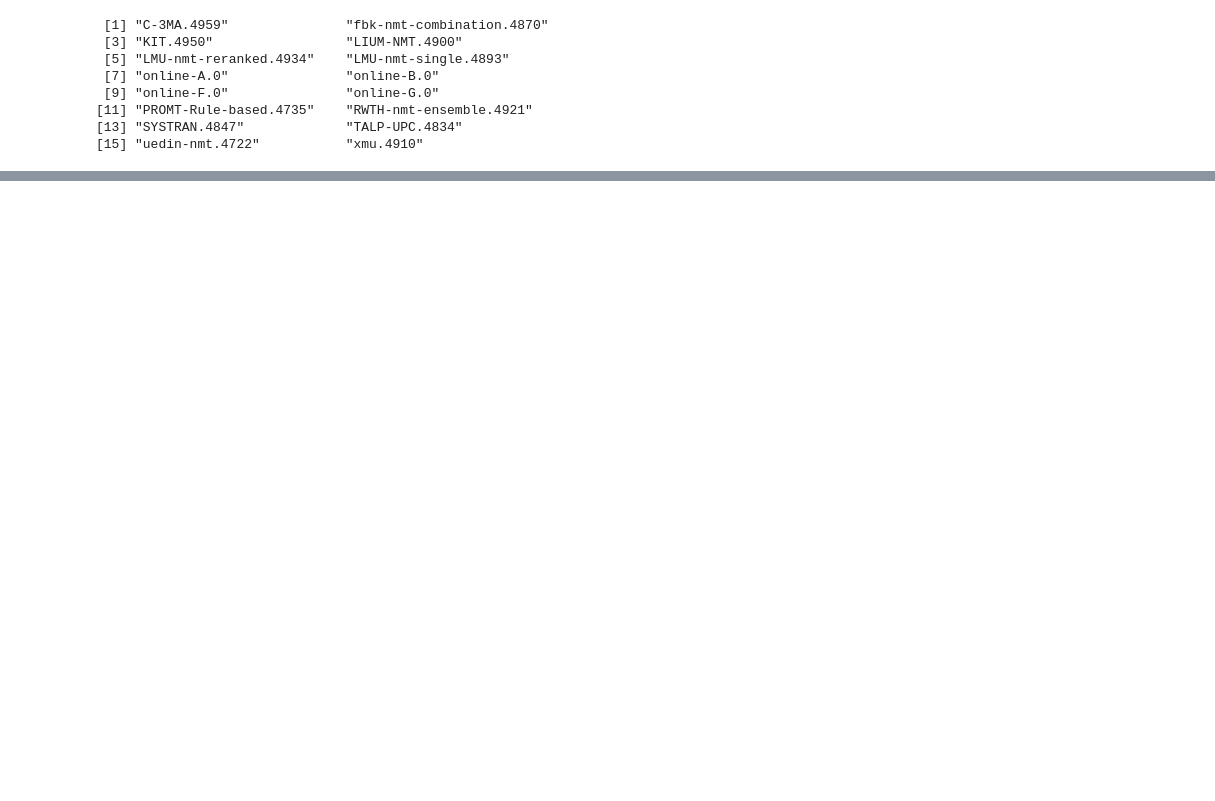
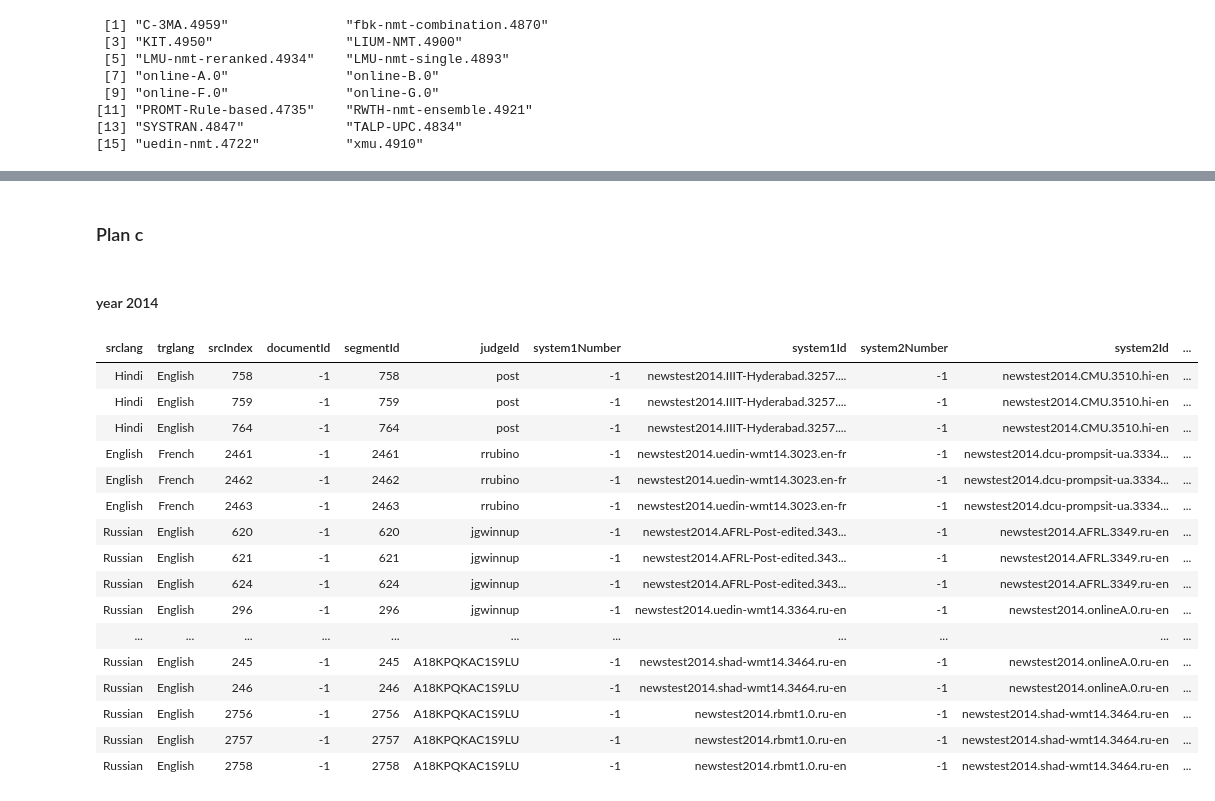
Before and after one commit to HuangYiran/MasterArbeit, a Jupyter notebook: observe_data2.ipynb, the cells around one changed output, grey strips where cells are left out. Saved outputs shown, nothing was run; the diff lists cells and outputs as text; code cells hidden in the pictures; blank space fills up the shorter version.

```diff
--- a/observe_data2.ipynb
+++ b/observe_data2.ipynb
@@ -125,0 +221,25 @@ p_loss + geom_point() + xlab("number of batch") + ylab("loss") + ylim(0, max(los
+# %% [markdown]
+### Plan c
+# %% [markdown]
+#### year 2014
+# %%
+data = read.csv("judgements-2014-05-14.csv", header = TRUE)
+data
+# %% [output]
+| srclang | trglang | srcIndex | documentId | segmentId | judgeId | system1Number | system1Id | system2Number | system2Id | ... |
+| Hindi | English | 758 | -1 | 758 | post | -1 | newstest2014.IIIT-Hyderabad.3257.... | -1 | newstest2014.CMU.3510.hi-en | ... |
+| Hindi | English | 759 | -1 | 759 | post | -1 | newstest2014.IIIT-Hyderabad.3257.... | -1 | newstest2014.CMU.3510.hi-en | ... |
+| Hindi | English | 764 | -1 | 764 | post | -1 | newstest2014.IIIT-Hyderabad.3257.... | -1 | newstest2014.CMU.3510.hi-en | ... |
+| English | French | 2461 | -1 | 2461 | rrubino | -1 | newstest2014.uedin-wmt14.3023.en-fr | -1 | newstest2014.dcu-prompsit-ua.3334... | ... |
+| English | French | 2462 | -1 | 2462 | rrubino | -1 | newstest2014.uedin-wmt14.3023.en-fr | -1 | newstest2014.dcu-prompsit-ua.3334... | ... |
+| English | French | 2463 | -1 | 2463 | rrubino | -1 | newstest2014.uedin-wmt14.3023.en-fr | -1 | newstest2014.dcu-prompsit-ua.3334... | ... |
+| Russian | English | 620 | -1 | 620 | jgwinnup | -1 | newstest2014.AFRL-Post-edited.343... | -1 | newstest2014.AFRL.3349.ru-en | ... |
+| Russian | English | 621 | -1 | 621 | jgwinnup | -1 | newstest2014.AFRL-Post-edited.343... | -1 | newstest2014.AFRL.3349.ru-en | ... |
+| Russian | English | 624 | -1 | 624 | jgwinnup | -1 | newstest2014.AFRL-Post-edited.343... | -1 | newstest2014.AFRL.3349.ru-en | ... |
+| Russian | English | 296 | -1 | 296 | jgwinnup | -1 | newstest2014.uedin-wmt14.3364.ru-en | -1 | newstest2014.onlineA.0.ru-en | ... |
+| ... | ... | ... | ... | ... | ... | ... | ... | ... | ... | ... |
+| Russian | English | 245 | -1 | 245 | A18KPQKAC1S9LU | -1 | newstest2014.shad-wmt14.3464.ru-en | -1 | newstest2014.onlineA.0.ru-en | ... |
+| Russian | English | 246 | -1 | 246 | A18KPQKAC1S9LU | -1 | newstest2014.shad-wmt14.3464.ru-en | -1 | newstest2014.onlineA.0.ru-en | ... |
+| Russian | English | 2756 | -1 | 2756 | A18KPQKAC1S9LU | -1 | newstest2014.rbmt1.0.ru-en | -1 | newstest2014.shad-wmt14.3464.ru-en | ... |
+| Russian | English | 2757 | -1 | 2757 | A18KPQKAC1S9LU | -1 | newstest2014.rbmt1.0.ru-en | -1 | newstest2014.shad-wmt14.3464.ru-en | ... |
+| Russian | English | 2758 | -1 | 2758 | A18KPQKAC1S9LU | -1 | newstest2014.rbmt1.0.ru-en | -1 | newstest2014.shad-wmt14.3464.ru-en | ... |
```
Also changed, not shown: parts of 54 cells of this notebook, 31 other files.
